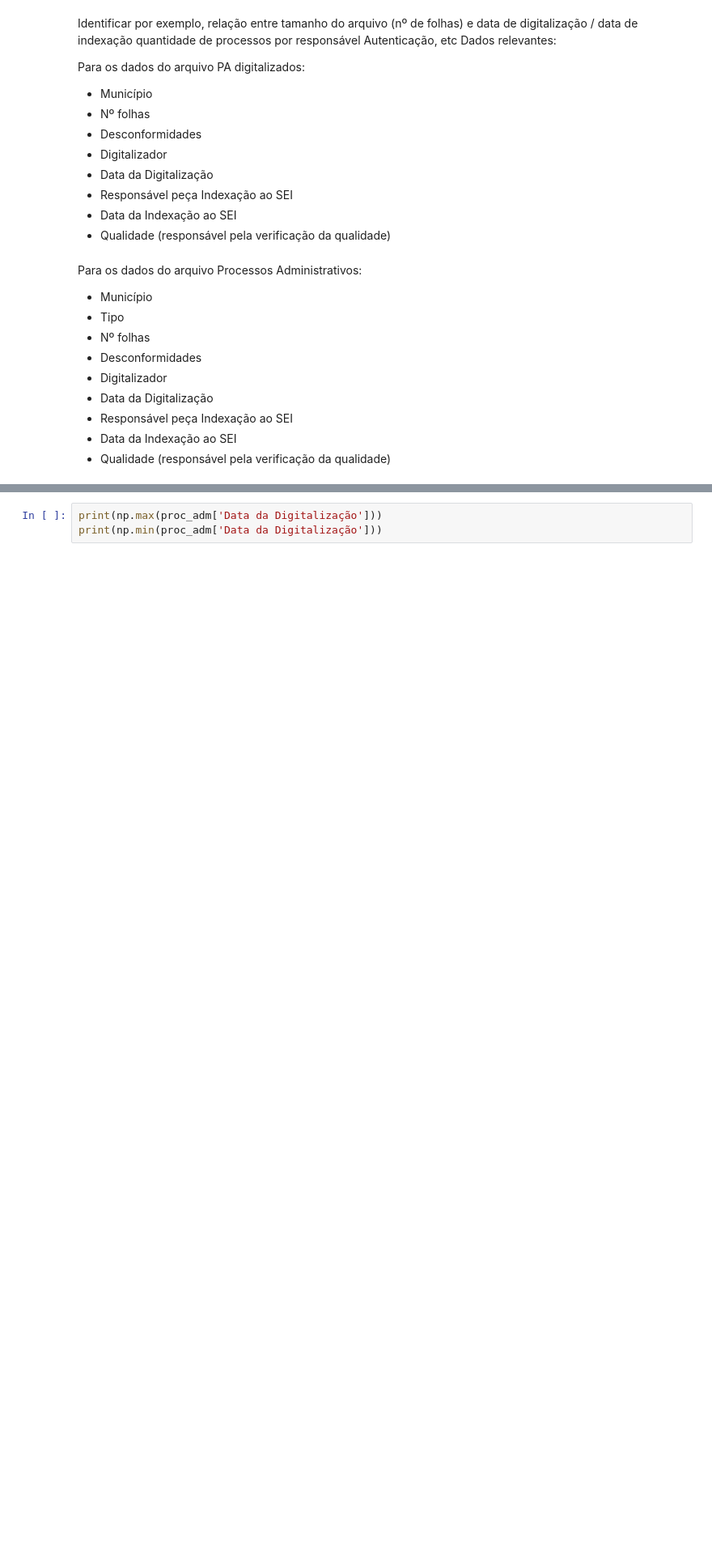
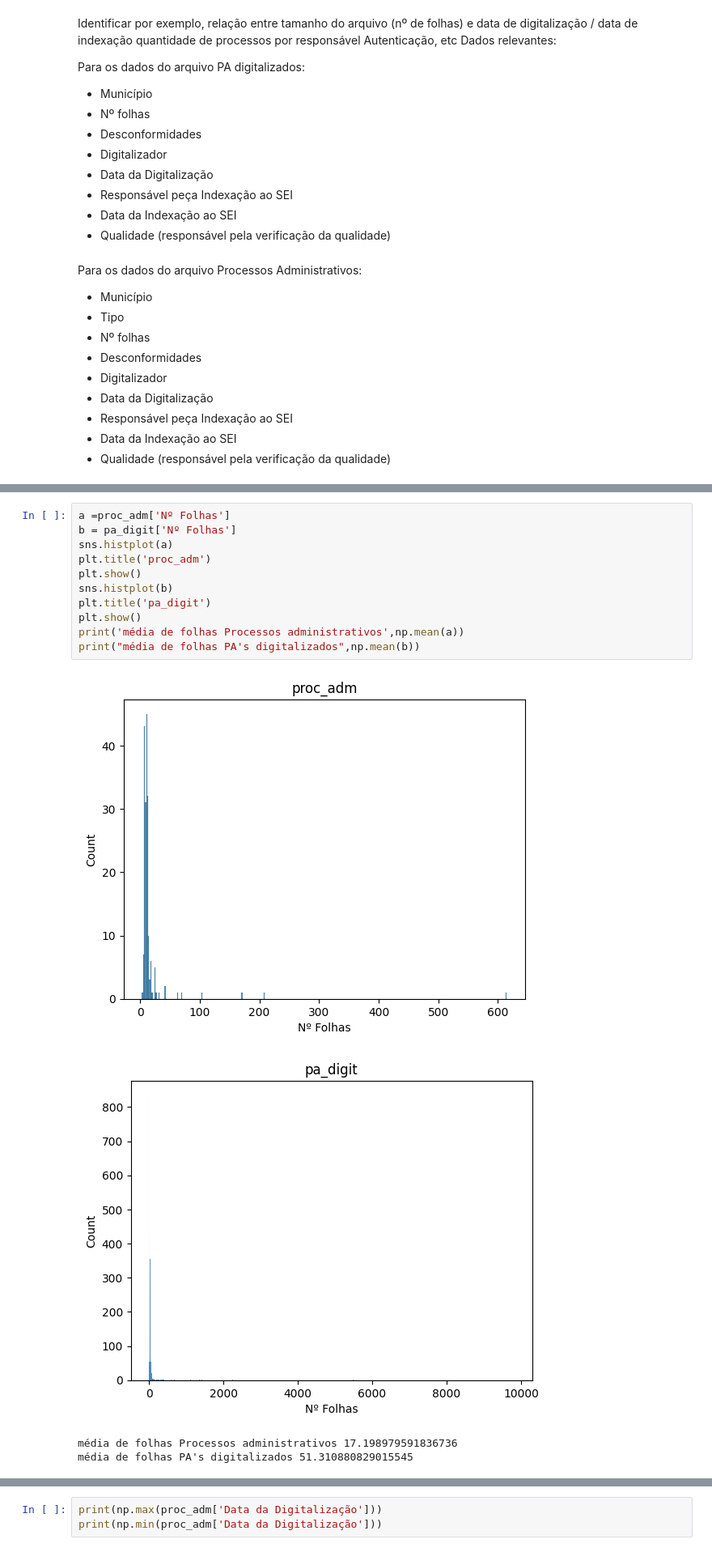
Before and after one commit to Gabxist/Prog_ap, a Jupyter notebook: Prog_ap_ANALISE_DE_DADOS.ipynb, the cells around one changed output, grey strips where cells are left out. Shown at 81% size. Cells and saved outputs as stored; diff of their text form; blank space fills up the shorter version.

```diff
--- a/Prog_ap_ANALISE_DE_DADOS.ipynb
+++ b/Prog_ap_ANALISE_DE_DADOS.ipynb
@@ -80,3 +79,19 @@ print(np.mean(a))
+# %%
+a =proc_adm['Nº Folhas']
+b = pa_digit['Nº Folhas']
+sns.histplot(a)
+plt.title('proc_adm')
+plt.show()
+sns.histplot(b)
+plt.title('pa_digit')
+plt.show()
+print('média de folhas Processos administrativos',np.mean(a))
+print("média de folhas PA's digitalizados",np.mean(b))
+# %% [output]
+[figure, added]
+[figure, added]
+média de folhas Processos administrativos 17.198979591836736
+média de folhas PA's digitalizados 51.310880829015545
 # %%
 proc_adm['Data da Digitalização'] = pd.to_datetime(proc_adm['Data da Digitalização'])
 proc_adm['Data da Indexação ao SEI'] = pd.to_datetime(proc_adm['Data da Indexação ao SEI'])
```
Also changed, not shown: parts of 7 cells of this notebook.
